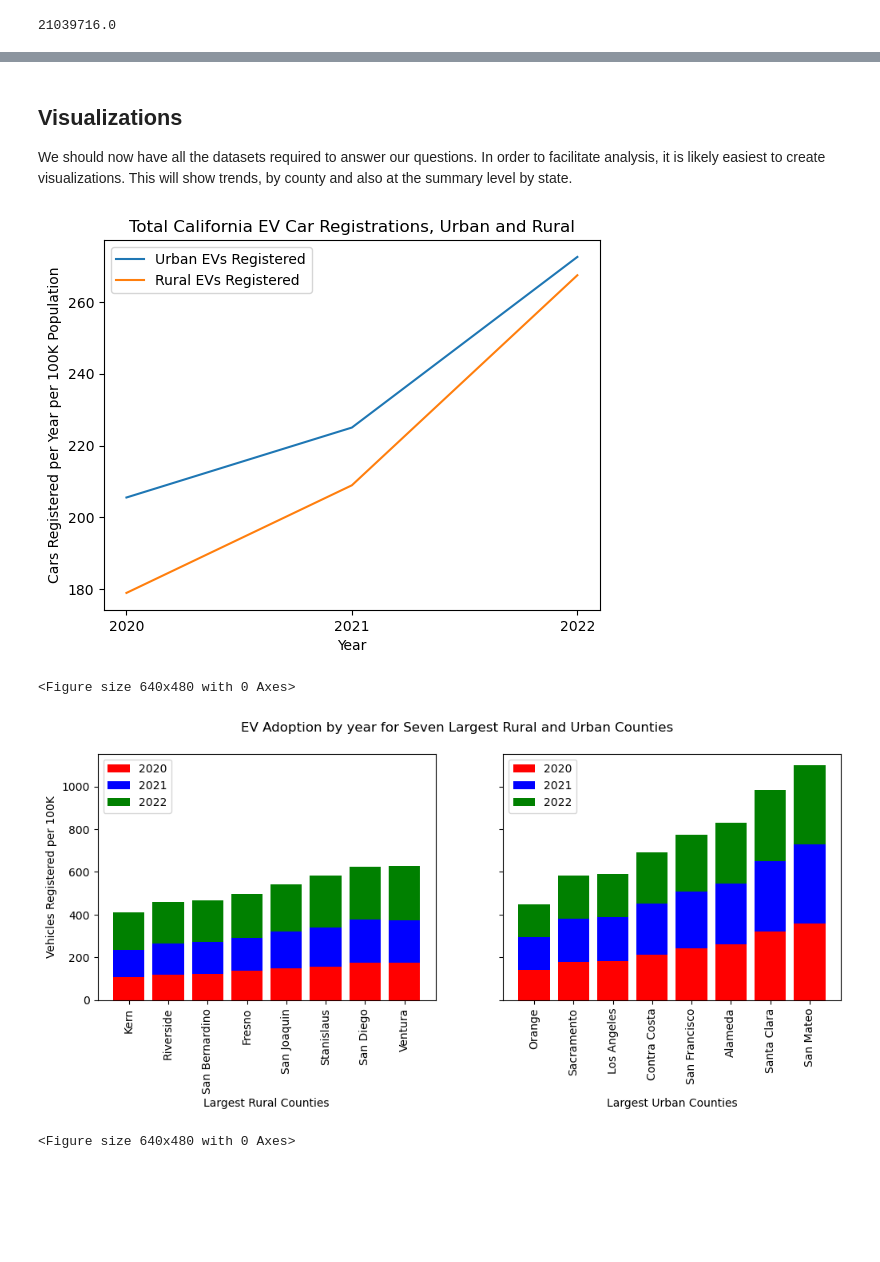
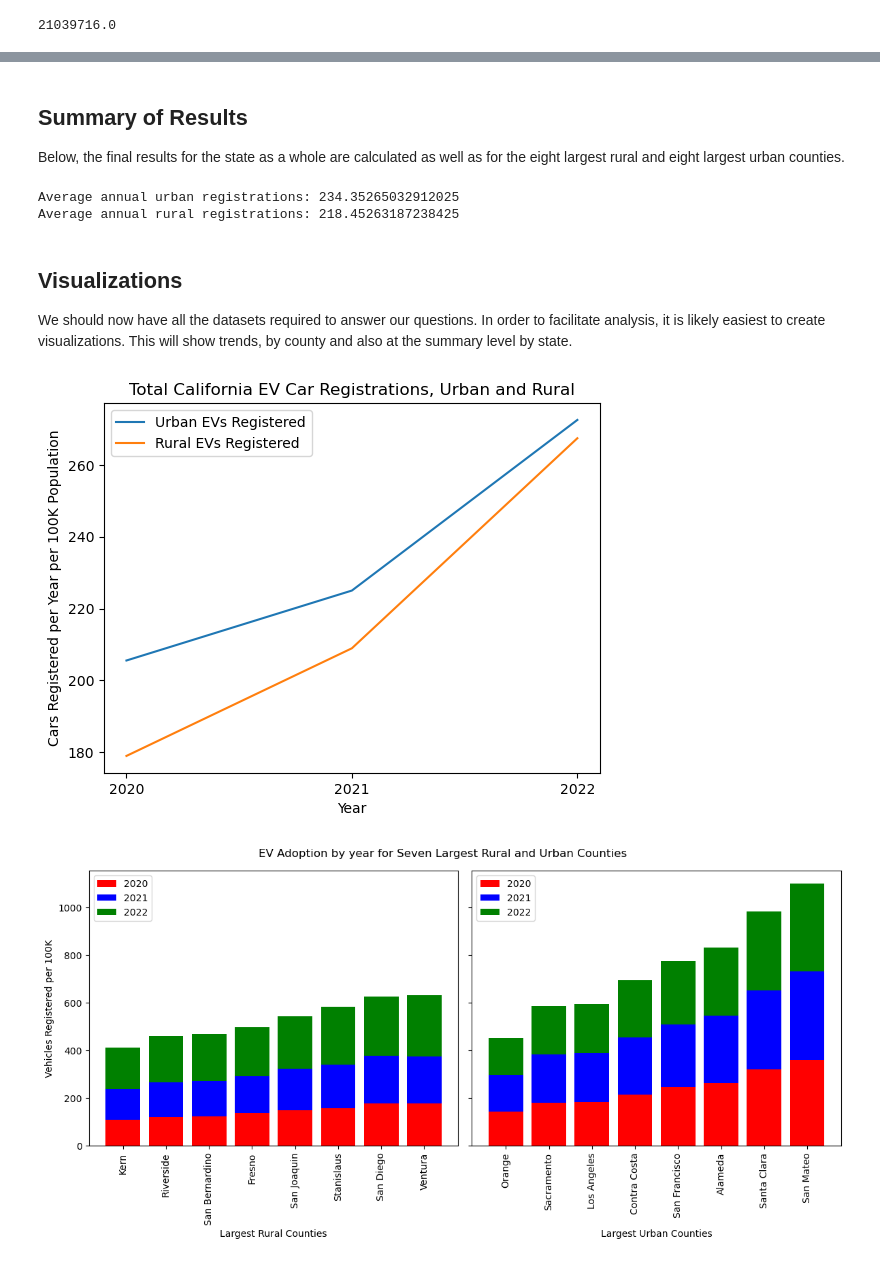
Before and after one commit to JaredWillson/group_9_project_1, a Jupyter notebook: census_jared.ipynb, the cells around one changed output, grey strips where cells are left out. Drawn from its saved outputs; the diff is of its cells as text; code cells hidden in the pictures; blank space fills up the shorter version.

Commit message:
Completed Census ipynb as well as corrected visualizations

```diff
--- a/census_jared.ipynb
+++ b/census_jared.ipynb
@@ -553,3 +553,12 @@ rural_ev_adoption_largest
+# %% [markdown]
+## Summary of Results
+Below, the final results for the state as a whole are calculated as well as for the eight largest rural and eight largest urban counties.
+# %%
+print(f'Average annual urban registrations: {aggregated_urban["Vehicles per 100K"].mean()}')
+print(f'Average annual rural registrations: {aggregated_rural["Vehicles per 100K"].mean()}')
+# %% [output]
+Average annual urban registrations: 234.35265032912025
+Average annual rural registrations: 218.45263187238425
 # %% [markdown]
 ## Visualizations
 We should now have all the datasets required to answer our questions. In order to facilitate analysis, it is likely easiest to create visualizations. This will show trends, by county and also at the summary level by state.
@@ -569,13 +578,13 @@ ax = aggregated_urban['Vehicles per 100K'].plot(xticks=aggregated_rural.index,
 aggregated_rural['Vehicles per 100K'].plot(ax = ax, xticks=aggregated_rural.index)
 plt.legend(["Urban EVs Registered", "Rural EVs Registered"])
 plt.ylabel('Cars Registered per Year per 100K Population')
-title='Total California EV Car Registrations, Urban and Rural'
+title='California EV Car Registrations, Urban and Rural'
+
+plt.savefig('Resources/Car_Registrations_Urban_v_Rural.png')
+
 plt.show()
-
-plt.savefig('Resources/Car_Registrations_Urban_v_Rural.jpg')
 # %% [output]
 [figure]
-<Figure size 640x480 with 0 Axes>
 # %%
 # Let's try plotting the same data, but by county rather than at the summary level
 # for the entire state. This will probably work best as a stacked bar chart
@@ -601,36 +610,35 @@ pivot_urban = pivot_urban.sort_values(by=2022, ignore_index=False, ascending=Tru
 
 fig, (ax1, ax2) = plt.subplots(1, 2, sharey=True)
 fig.set_figwidth(12)
-fig.set_figheight(4)
+fig.set_figheight(6)
 fig.suptitle('EV Adoption by year for Seven Largest Rural and Urban Counties')
 ax1y1 = pivot_rural[2020].tolist()
 ax1y2 = pivot_rural[2021].tolist()
 ax1y3 = pivot_rural[2022].tolist()
 ax2y1 = pivot_urban[2020].tolist()
 ax2y2 = pivot_urban[2021].tolist()
 ax2y3 = pivot_urban[2021].tolist()
 ax1.set_ylabel('Vehicles Registered per 100K')
 
 
 ax1.bar(pivot_rural.index.tolist(), ax1y1, color='r', label='2020')
 ax1.bar(pivot_rural.index.tolist(), ax1y2, bottom = ax1y1, color='b', label='2021')
 ax1.bar(pivot_rural.index.tolist(), ax1y3, bottom = np.add(ax1y1, ax1y2), color='g', label='2022')
 ax1.legend(loc="upper left")
 ax2.bar(pivot_urban.index.tolist(), ax2y1, color='r', label='2020')
 ax2.bar(pivot_urban.index.tolist(), ax2y2, bottom = ax2y1, color='b', label='2021')
 ax2.bar(pivot_urban.index.tolist(), ax2y3, bottom = np.add(ax2y1, ax2y2), color='g', label='2022')
 ax2.legend(loc="upper left")
 
 ax1.tick_params(axis='x', labelrotation=90)
 ax2.tick_params(axis='x', labelrotation=90)
 ax1.set_xlabel('Largest Rural Counties')
 ax2.set_xlabel('Largest Urban Counties')
 fig.align_xlabels()
 
+plt.tight_layout()
+plt.savefig('Resources/Car_Registrations_Urban_v_Rural_by_County.png')
 
 plt.show()
-
-plt.savefig('Resources/Car_Registrations_Urban_v_Rural_by_County.jpg')
 # %% [output]
-[figure, old version]
+[figure, new version]
-<Figure size 640x480 with 0 Axes>
```
Also changed, not shown: parts of 5 cells of this notebook, 4 other files.
